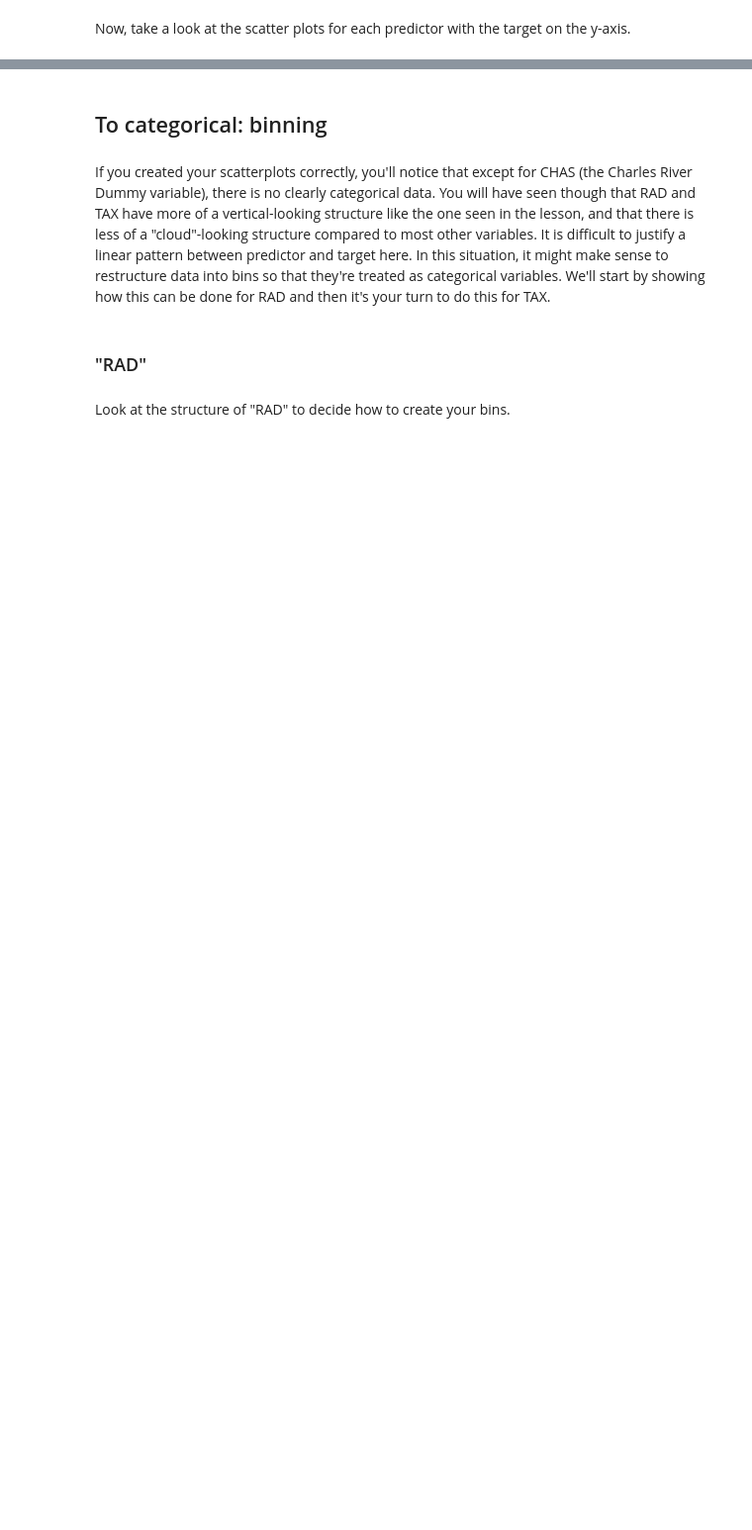
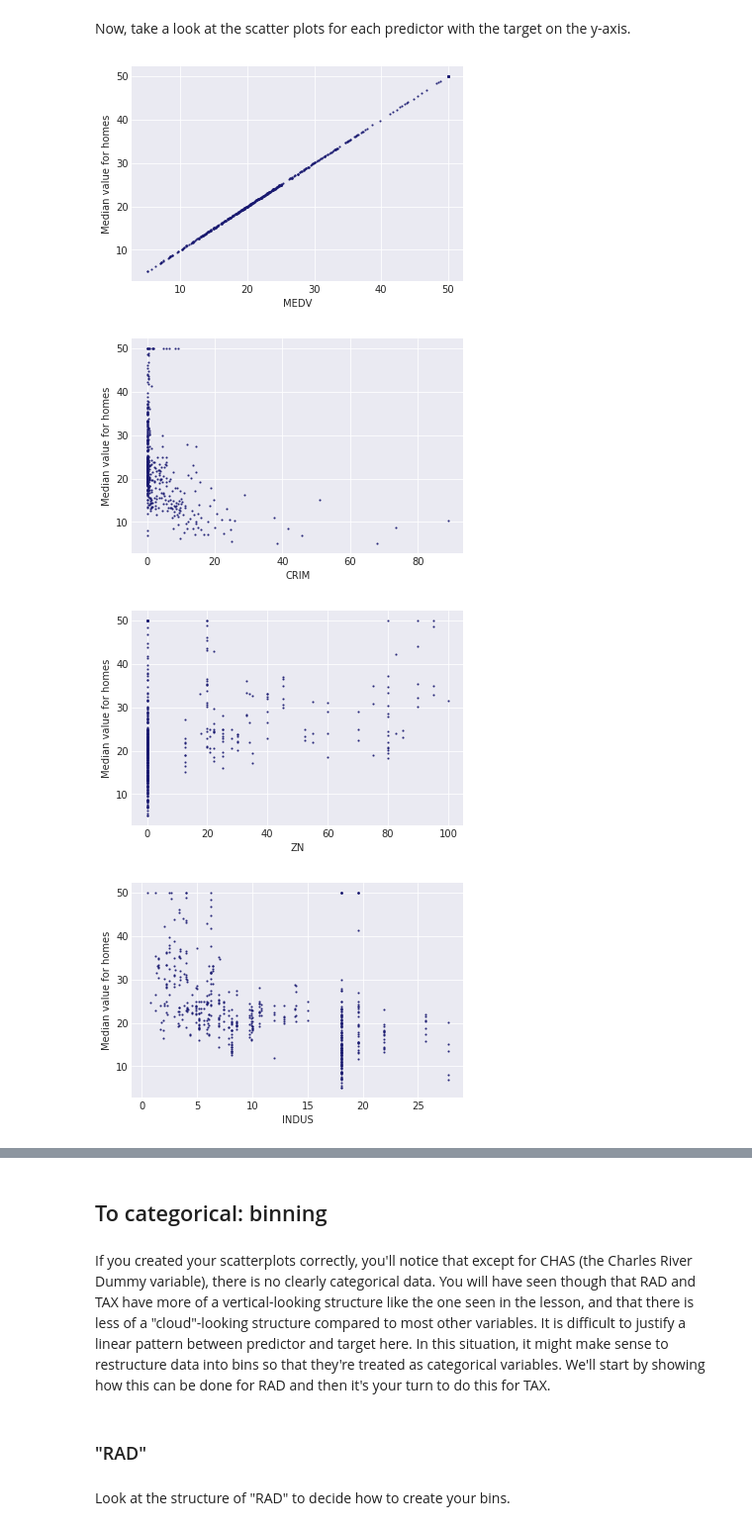
Before and after one commit to BrittaInData/dsc-1-11-05-dealing-with-categorical-variables-lab-online-ds-ft-100118, a Jupyter notebook: index.ipynb, the cells around one changed output, grey strips where cells are left out. Shown: that part at 99% size. Cells and saved outputs as stored; diff of their text form; code cells hidden in the pictures; blank space fills up the shorter version.

```diff
--- a/index.ipynb
+++ b/index.ipynb
@@ -77,6 +77,7 @@ For your reference, we copied the attribute information below. Additional inform
 # %% [markdown]
 Let's convert the target to a dataframe as well, and assign the column name "MEDV"
 # %%
-boston_target = None
+boston_target = pd.DataFrame(boston.target, columns=["MEDV"])
 
 #inspect the first few rows
+boston_target.head()
@@ -86,5 +94,5 @@ The target is described as:
 # %% [markdown]
 Next, let's merge the target and the predictors in one dataframe `boston_df`.
 # %%
-boston_df = None
+boston_df = pd.concat([boston_target, boston_features], axis=1)
 boston_df.head()
@@ -102,0 +144,21 @@ import matplotlib.pyplot as plt
+# %%
+import matplotlib.pyplot as plt
+plt.style.use('seaborn-darkgrid')
+
+fig, ax = plt.subplots()
+
+ax.scatter(boston_features.CRIM, boston_df.MEDV, s = 1.5, color = 'midnightblue', alpha = 0.75)
+ax.set_title('Test PLOT')
+ax.set_xlabel('CRIME RATE')
+ax.set_ylabel('MEDIAN VALUES OF HOMES');
+# %%
+for col in boston_df:
+    boston_df.plot.scatter(x=col, y='MEDV', s = 1.5, color = 'midnightblue', alpha = 0.75)
+    plt.xlabel(col)
+    plt.ylabel('Median value for homes')
+    plt.show();
+# %% [output]
+[figure, added]
+[figure, added]
+[figure, added]
+[figure, added]
```
Also changed, not shown: parts of 30 cells of this notebook.
